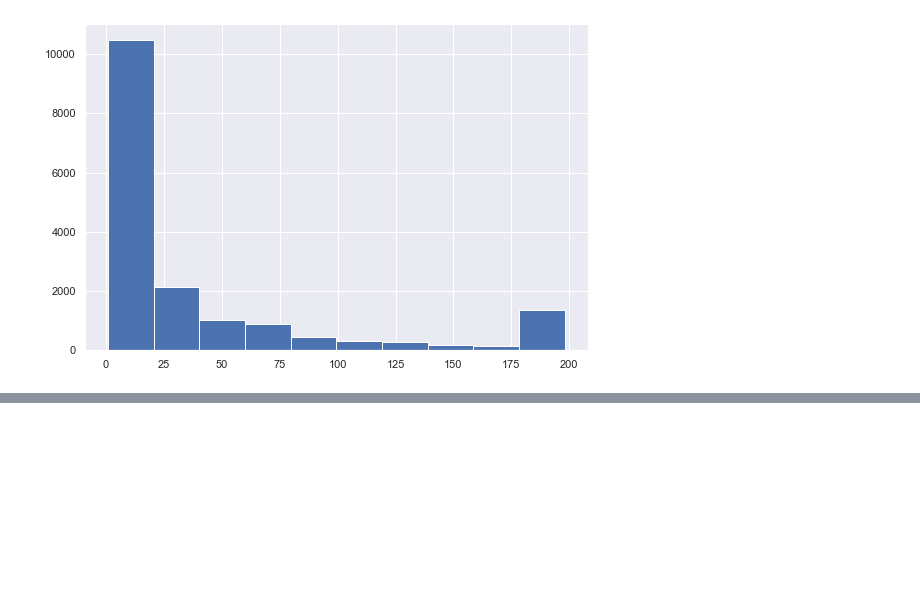
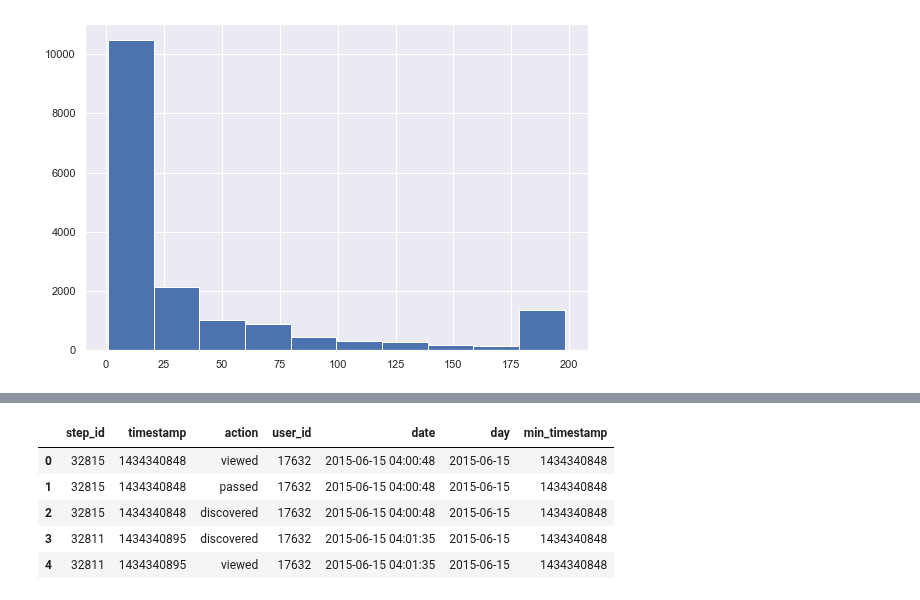
Before and after one commit to vasiljev-sr/MyJupyterNotebook, a Jupyter notebook: Stepik/step1/ML contest.ipynb, the cells around one changed output, grey strips where cells are left out. Cells and saved outputs as stored; diff of their text form; code cells hidden in the pictures; blank space fills up the shorter version.

```diff
--- a/Stepik/step1/ML contest.ipynb
+++ b/Stepik/step1/ML contest.ipynb
@@ -343,3 +235,7 @@ df.head()
 | 2 | 3 | 1444581588 | True | 29.0 | 23.0 | 91 | 87 | 30 | 192 | ... |
 | 3 | 5 | 1499859939 | True | 2.0 | 2.0 | 11 | 11 | 4 | 12 | ... |
 | 4 | 7 | 1521634660 | True | 0.0 | 0.0 | 1 | 1 | 0 | 1 | ... |
+# %%
+users_min_time = events_data.groupby('user_id').agg({'timestamp' : 'min'}).reset_index()
+# %%
+users_min_time = users_min_time.rename(columns={'timestamp' : "min_timestamp"})
@@ -345,0 +253,11 @@ df.head()
+# %%
+events_data = events_data.merge(users_min_time, how='outer')
+# %%
+events_data.head()
+# %% [output]
+|  | step_id | timestamp | action | user_id | date | day | min_timestamp |
+| 0 | 32815 | 1434340848 | viewed | 17632 | 2015-06-15 04:00:48 | 2015-06-15 | 1434340848 |
+| 1 | 32815 | 1434340848 | passed | 17632 | 2015-06-15 04:00:48 | 2015-06-15 | 1434340848 |
+| 2 | 32815 | 1434340848 | discovered | 17632 | 2015-06-15 04:00:48 | 2015-06-15 | 1434340848 |
+| 3 | 32811 | 1434340895 | discovered | 17632 | 2015-06-15 04:01:35 | 2015-06-15 | 1434340848 |
+| 4 | 32811 | 1434340895 | viewed | 17632 | 2015-06-15 04:01:35 | 2015-06-15 | 1434340848 |
```
Also changed, not shown: parts of 32 cells of this notebook.
